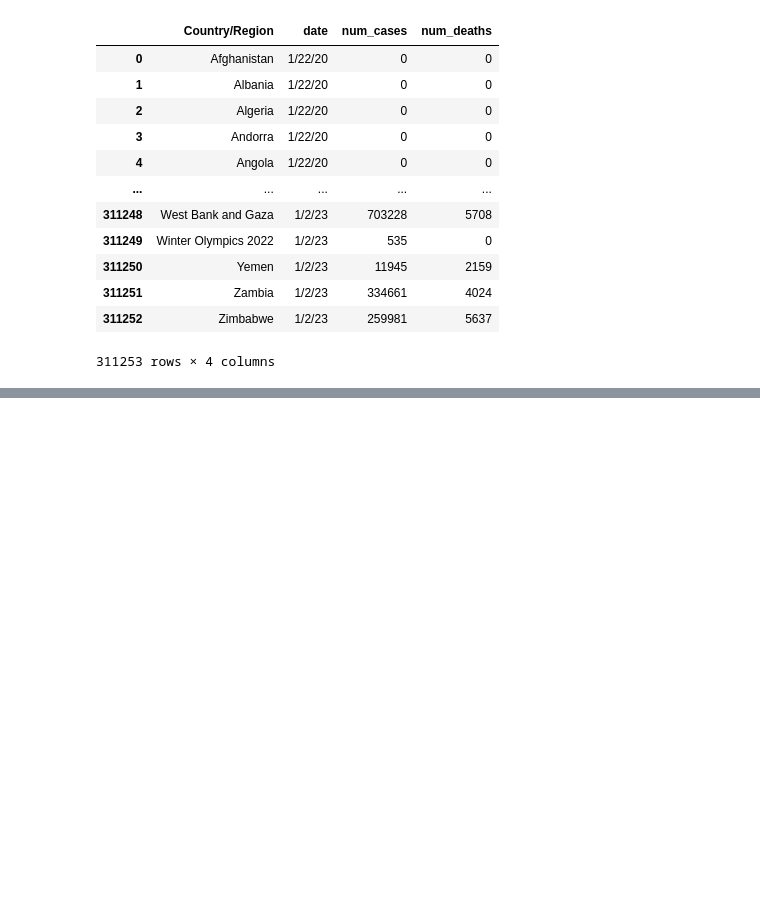
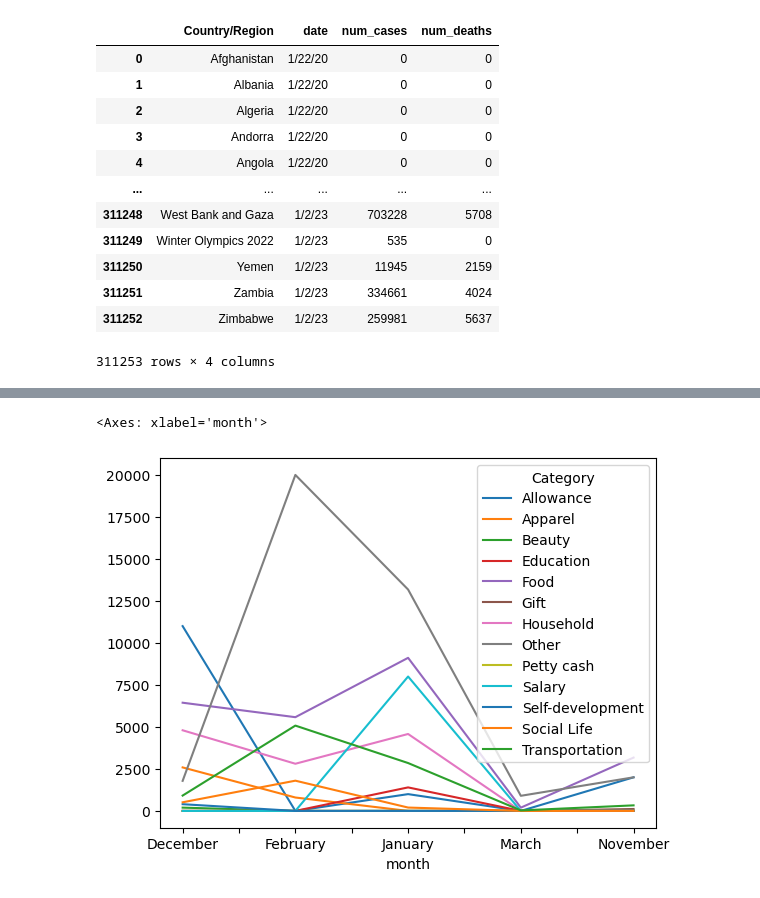
Before and after one commit to VidyanandYadav/Data-science-Journey, a Jupyter notebook: Session21_MultiIndex_Series_and_DataFrames.ipynb, the cells around one changed output, grey strips where cells are left out. Drawn from its saved outputs; the diff is of its cells as text; code cells hidden in the pictures; blank space fills up the shorter version.

```diff
--- a/Session21_MultiIndex_Series_and_DataFrames.ipynb
+++ b/Session21_MultiIndex_Series_and_DataFrames.ipynb
@@ -887,0 +996,4 @@ confirm.merge(death,on = ['Province/State','Country/Region','Lat','Long','date']
+# %%
+# Plotting Graphs
+df = pd.read_csv(r"C:\Users\deepu\OneDrive\Desktop\Python\expense_data.csv")
+dd = pd.read_csv(r"C:\Users\deepu\OneDrive\Desktop\Python\titanic.csv")
@@ -887,0 +1023,3 @@ confirm.merge(death,on = ['Province/State','Country/Region','Lat','Long','date']
+# %%
+df['Date'] = pd.to_datetime(df['Date'])
+# Now ddtype of date is converted into datetime you can check it by using df.info()
@@ -887,0 +1047,3 @@ confirm.merge(death,on = ['Province/State','Country/Region','Lat','Long','date']
+# %%
+# Extracting month from datetime
+df['month'] = df['Date'].dt.month_name()
@@ -887,0 +1059,5 @@ confirm.merge(death,on = ['Province/State','Country/Region','Lat','Long','date']
+# %%
+df.pivot_table(index = 'month',columns = 'Category',values = "INR",aggfunc = 'sum',fill_value = 0).plot()
+# %% [output]
+<Axes: xlabel='month'>
+[figure, added]
```
Also changed, not shown: parts of 20 cells of this notebook.
